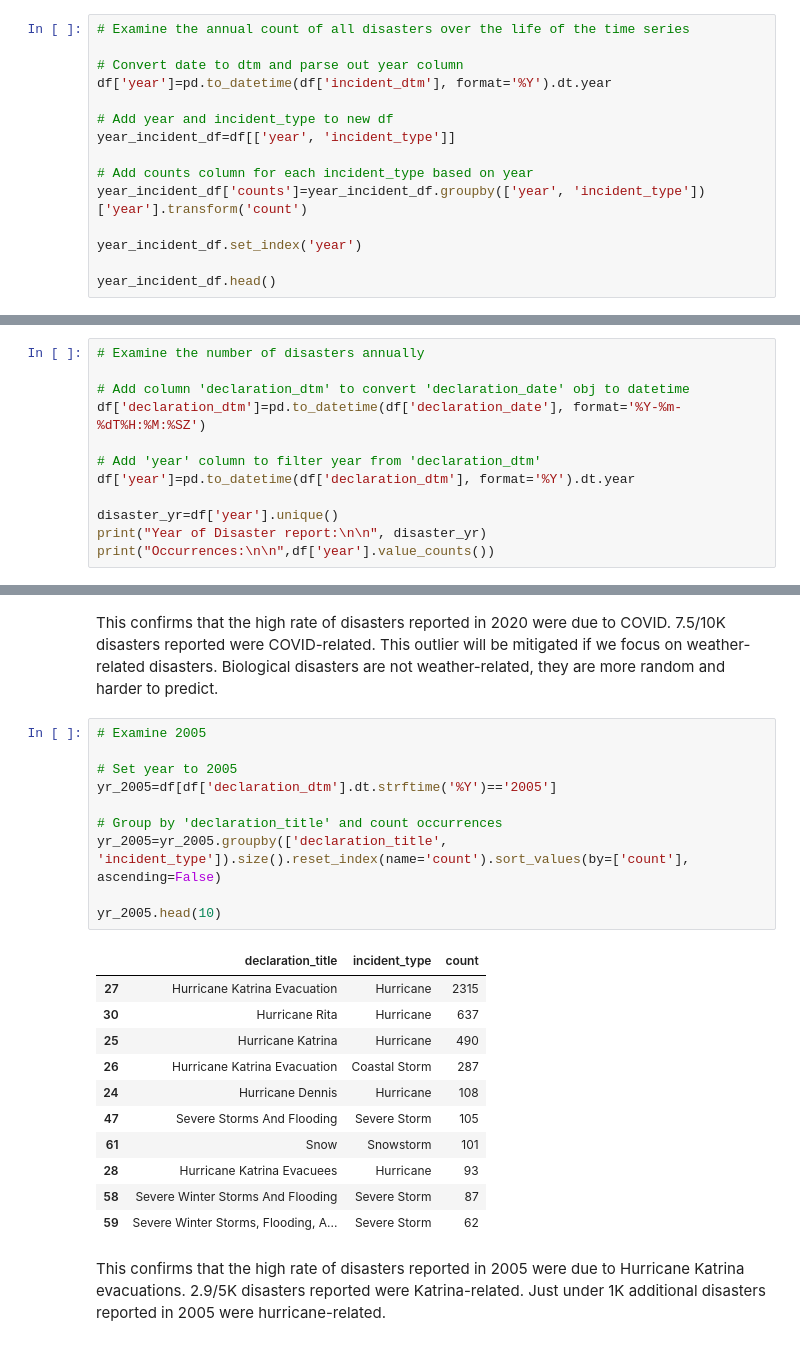
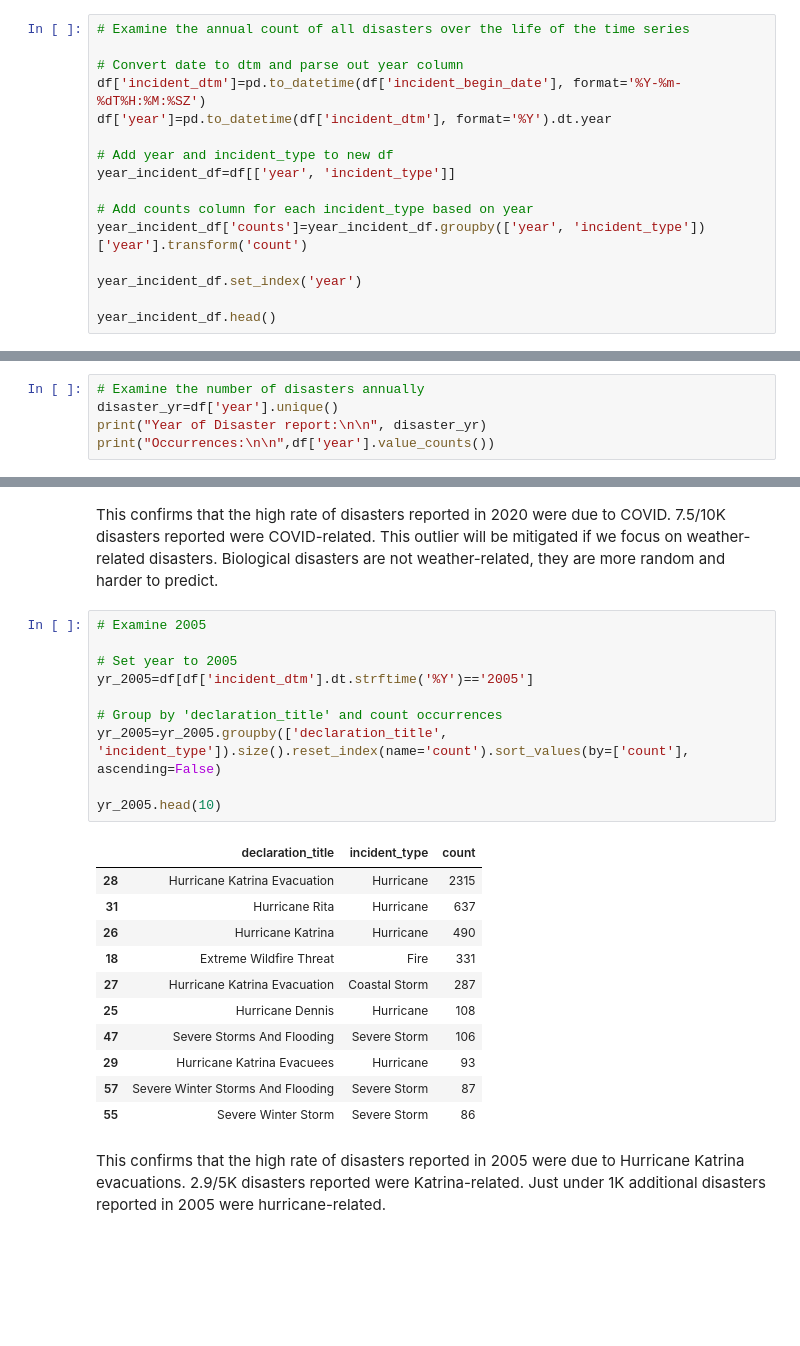
Before and after one commit to helloklow/natural_disasters, a Jupyter notebook: notebooks/2_low_eda.ipynb, the cells around one changed output, grey strips where cells are left out. Saved outputs shown, nothing was run; the diff lists cells and outputs as text; blank space fills up the shorter version.

```diff
--- a/notebooks/2_low_eda.ipynb
+++ b/notebooks/2_low_eda.ipynb
@@ -83,6 +64,7 @@ Dataset appears to be relatively clean, not many non-null values. There are many
 # Examine the annual count of all disasters over the life of the time series
 
 # Convert date to dtm and parse out year column
+df['incident_dtm']=pd.to_datetime(df['incident_begin_date'], format='%Y-%m-%dT%H:%M:%SZ')
 df['year']=pd.to_datetime(df['incident_dtm'], format='%Y').dt.year
 
 # Add year and incident_type to new df
@@ -330,13 +312,6 @@ plt.show()
 TX reports a significantly higher number of disasters than any other location with over 5K occurrences. All other locations are below 3K occurrences. Consider removing non-states/territories.
 # %%
 # Examine the number of disasters annually
-
-# Add column 'declaration_dtm' to convert 'declaration_date' obj to datetime
-df['declaration_dtm']=pd.to_datetime(df['declaration_date'], format='%Y-%m-%dT%H:%M:%SZ')
-
-# Add 'year' column to filter year from 'declaration_dtm'
-df['year']=pd.to_datetime(df['declaration_dtm'], format='%Y').dt.year
-
 disaster_yr=df['year'].unique()
 print("Year of Disaster report:\n\n", disaster_yr)
 print("Occurrences:\n\n",df['year'].value_counts())
@@ -405,25 +380,25 @@ This confirms that the high rate of disasters reported in 2020 were due to COVID
 # %%
 # Examine 2005
 
 # Set year to 2005
-yr_2005=df[df['declaration_dtm'].dt.strftime('%Y')=='2005']
+yr_2005=df[df['incident_dtm'].dt.strftime('%Y')=='2005']
 
 # Group by 'declaration_title' and count occurrences
 yr_2005=yr_2005.groupby(['declaration_title', 'incident_type']).size().reset_index(name='count').sort_values(by=['count'], ascending=False)
 
 yr_2005.head(10)
 # %% [output]
 |  | declaration_title | incident_type | count |
-| 27 | Hurricane Katrina Evacuation | Hurricane | 2315 |
-| 30 | Hurricane Rita | Hurricane | 637 |
-| 25 | Hurricane Katrina | Hurricane | 490 |
-| 26 | Hurricane Katrina Evacuation | Coastal Storm | 287 |
-| 24 | Hurricane Dennis | Hurricane | 108 |
-| 47 | Severe Storms And Flooding | Severe Storm | 105 |
-| 61 | Snow | Snowstorm | 101 |
-| 28 | Hurricane Katrina Evacuees | Hurricane | 93 |
-| 58 | Severe Winter Storms And Flooding | Severe Storm | 87 |
-| 59 | Severe Winter Storms, Flooding, A... | Severe Storm | 62 |
+| 28 | Hurricane Katrina Evacuation | Hurricane | 2315 |
+| 31 | Hurricane Rita | Hurricane | 637 |
+| 26 | Hurricane Katrina | Hurricane | 490 |
+| 18 | Extreme Wildfire Threat | Fire | 331 |
+| 27 | Hurricane Katrina Evacuation | Coastal Storm | 287 |
+| 25 | Hurricane Dennis | Hurricane | 108 |
+| 47 | Severe Storms And Flooding | Severe Storm | 106 |
+| 29 | Hurricane Katrina Evacuees | Hurricane | 93 |
+| 57 | Severe Winter Storms And Flooding | Severe Storm | 87 |
+| 55 | Severe Winter Storm | Severe Storm | 86 |
 # %% [markdown]
 This confirms that the high rate of disasters reported in 2005 were due to Hurricane Katrina evacuations. 2.9/5K disasters reported were Katrina-related. Just under 1K additional disasters reported in 2005 were hurricane-related.
 # %% [markdown]
```
Also changed, not shown: parts of 11 cells of this notebook, 2 other files.
